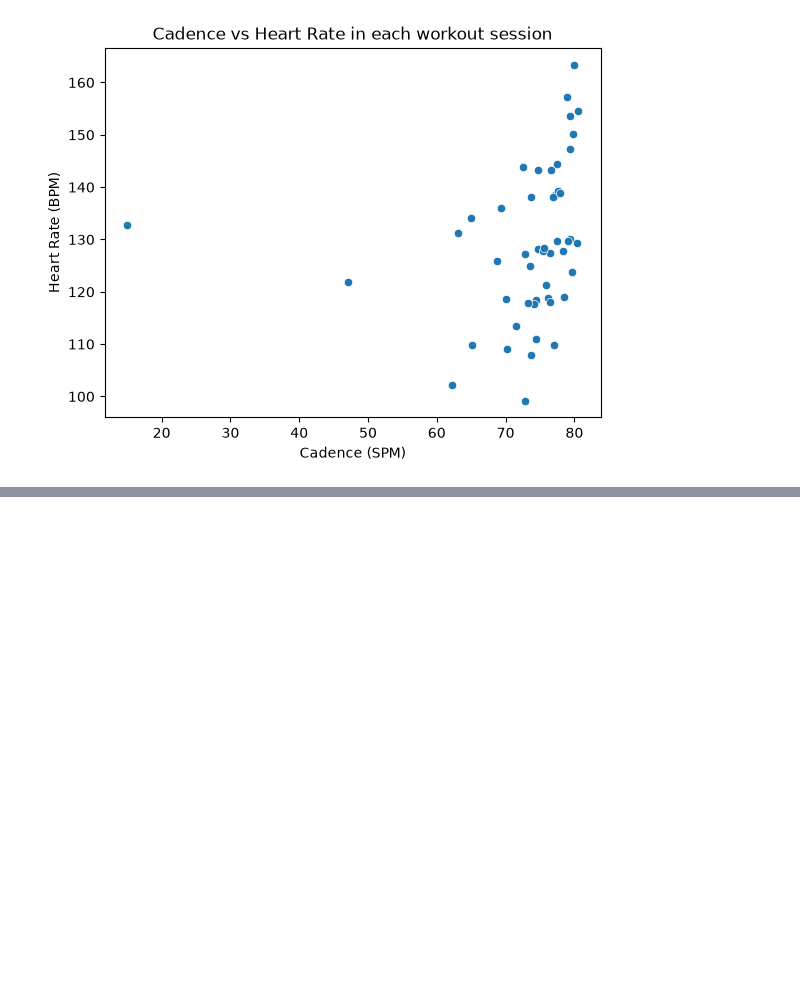
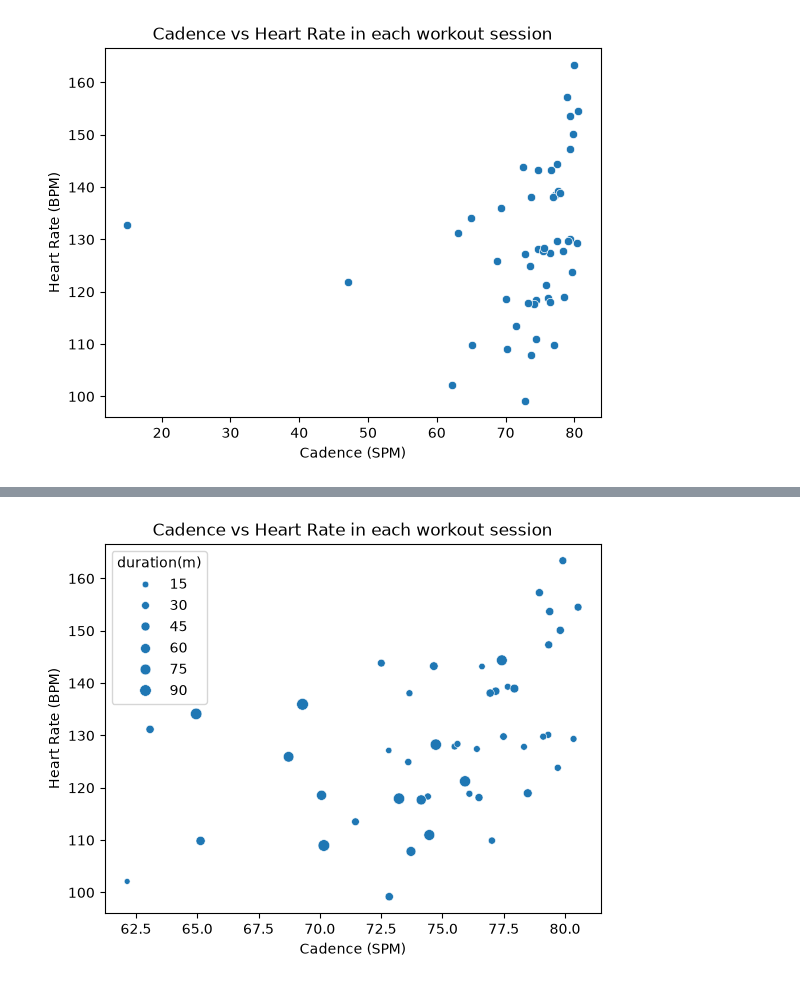
Before and after one commit to vandao288/strava_data_report, a Jupyter notebook: strava.ipynb, the cells around one changed output, grey strips where cells are left out. Cells and saved outputs as stored; diff of their text form; code cells hidden in the pictures; blank space fills up the shorter version.

Commit message:
Cadence vs Heart Rate Scatter plot: refined

```diff
--- a/strava.ipynb
+++ b/strava.ipynb
@@ -482,3 +482,6 @@ plt.ylabel("Heart Rate (BPM)")
 plt.show()
 # %% [output]
 [figure]
+# %%
+workout_summary['duration(m)'] = (workout_summary['end_time'] - workout_summary['start_time']).dt.total_seconds() / 60  # duration in minutes
+workout_summary.head()
@@ -484,0 +509,2 @@ plt.show()
+# %%
+workout_summary_cleaned = workout_summary[workout_summary['avg_cadence'] > 50]
@@ -484,0 +523,8 @@ plt.show()
+# %%
+sns.scatterplot(data=workout_summary_cleaned, x='avg_cadence', y='avg_heart_rate', size='duration(m)')
+plt.title("Cadence vs Heart Rate in each workout session")
+plt.xlabel("Cadence (SPM)")
+plt.ylabel("Heart Rate (BPM)")
+plt.show()
+# %% [output]
+[figure, added]
```
Also changed, not shown: parts of 6 cells of this notebook.
